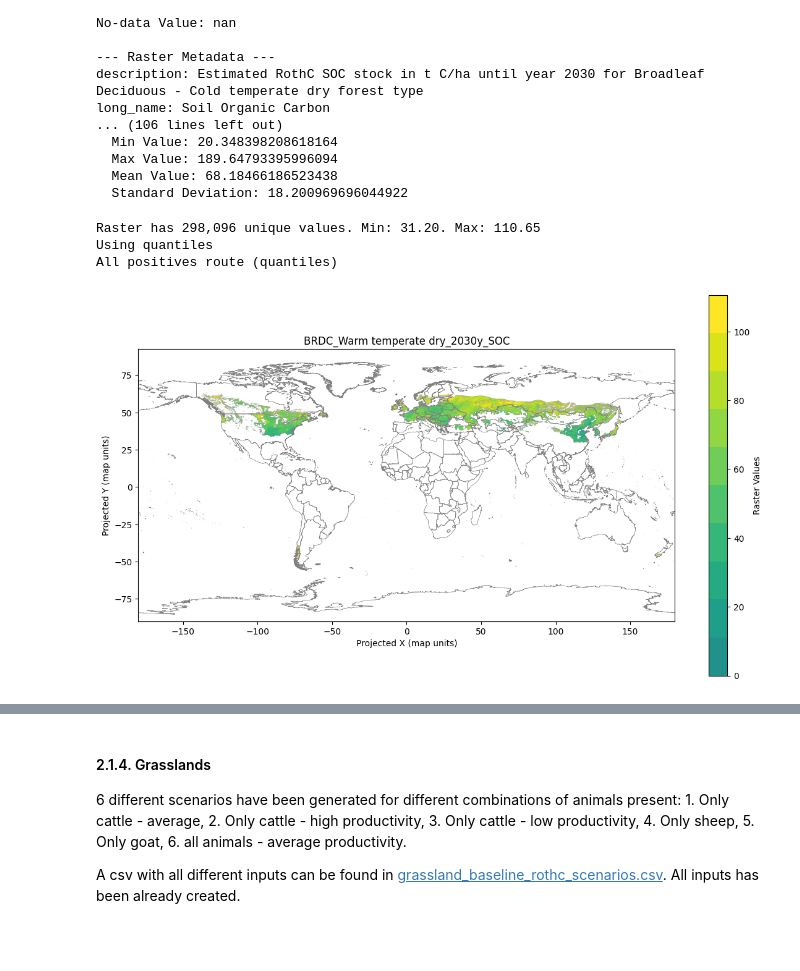
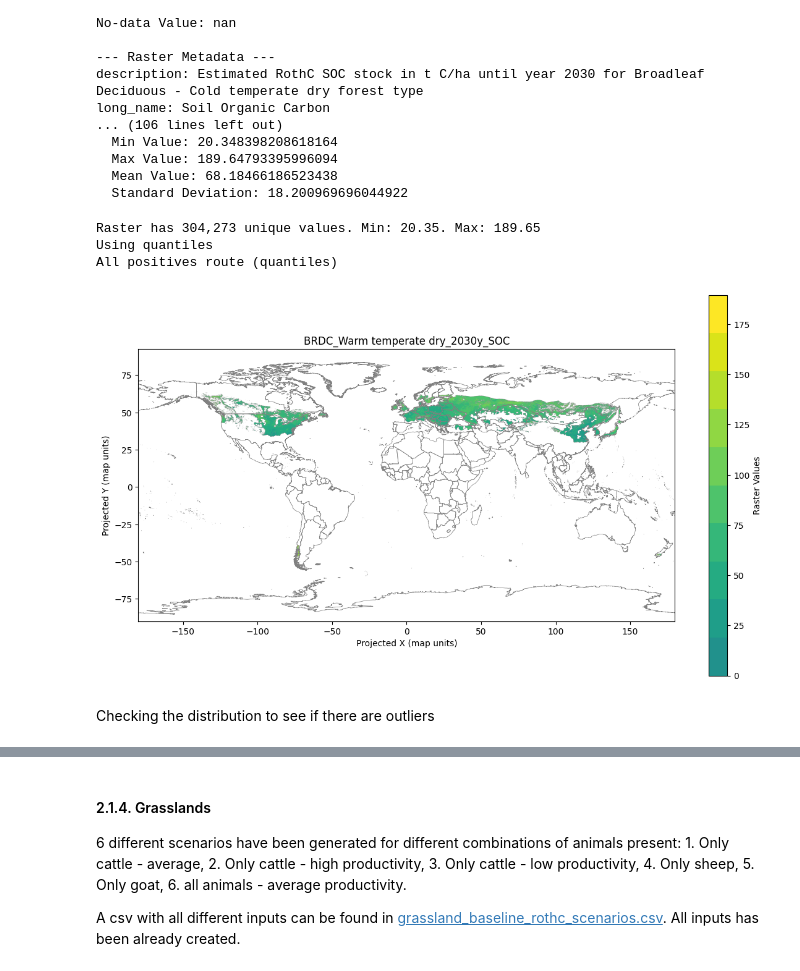
Before and after one commit to cloyolaangosto/SBTN_Land_LEAFs, a Jupyter notebook: documentation/SOC_LEAFs_Baseline.ipynb, the cells around one changed output, grey strips where cells are left out. Cells and saved outputs as stored; diff of their text form; code cells hidden in the pictures; blank space fills up the shorter version.

```diff
--- a/documentation/SOC_LEAFs_Baseline.ipynb
+++ b/documentation/SOC_LEAFs_Baseline.ipynb
@@ -743,9 +841,11 @@ long_name: Soil Organic Carbon
   Mean Value: 68.18466186523438
   Standard Deviation: 18.200969696044922
 # %%
-maplot.plot_raster_on_world_extremes_cutoff(forest_soc_result, title="BRDC_Warm temperate dry_2030y_SOC", quantiles=10, raster_band=15)
+maplot.plot_raster_on_world_extremes_cutoff(forest_soc_result, title="BRDC_Warm temperate dry_2030y_SOC", quantiles=10, raster_band=15, perc_cutoff=0)
 # %% [output]
-Raster has 298,096 unique values. Min: 31.20. Max: 110.65
+Raster has 304,273 unique values. Min: 20.35. Max: 189.65
 Using quantiles
 All positives route (quantiles)
-[figure, old version]
+[figure, new version]
+# %% [markdown]
+Checking the distribution to see if there are outliers
```
Also changed, not shown: parts of 38 cells of this notebook.
